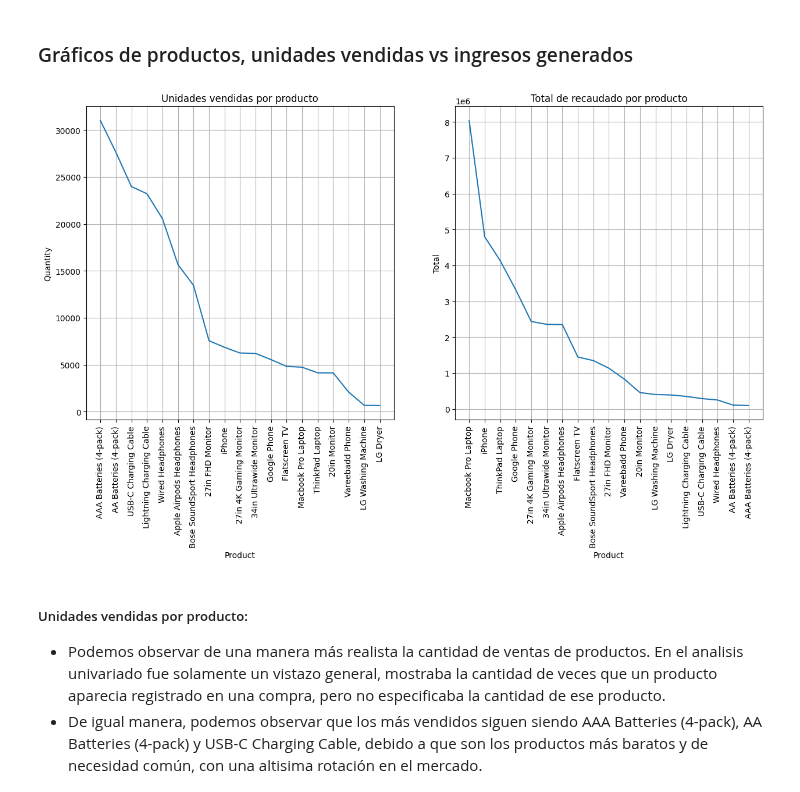
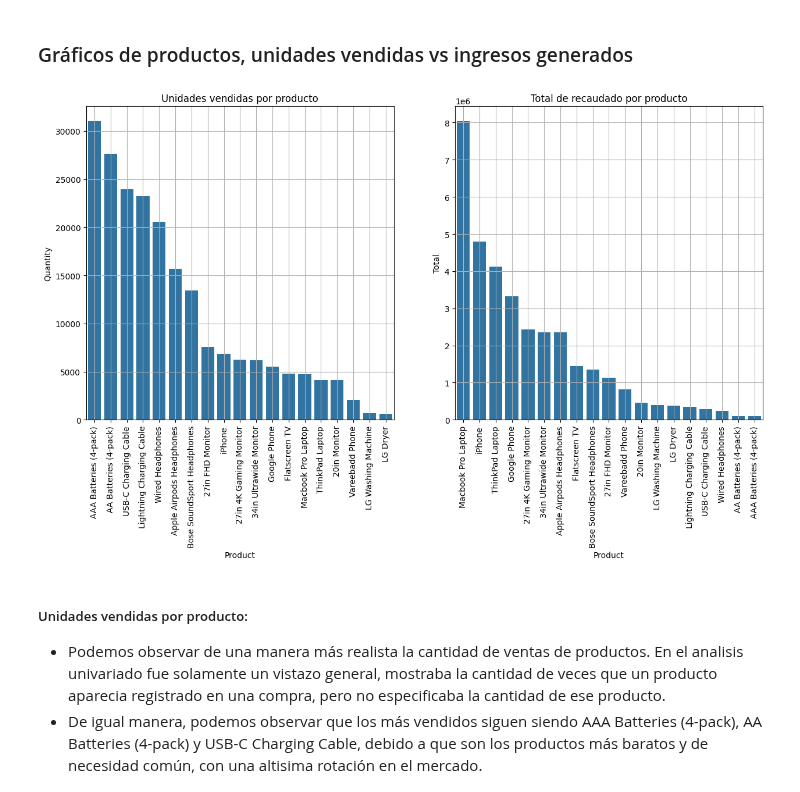
Before and after one commit to diegoGam1/Analisis_exploratorio_ventas, a Jupyter notebook: src/Analisis.ipynb, the cells around one changed output. Drawn from its saved outputs; the diff is of its cells as text; code cells hidden in the pictures.

```diff
--- a/src/Analisis.ipynb
+++ b/src/Analisis.ipynb
@@ -327,35 +327,35 @@ df_filtrado.head()
 # %%
 # Agrupamos por producto y sumamos la cantidad de ventas
 df_products_sorted_quantity = df.groupby(["Product"])["Quantity Ordered"].sum().reset_index(name="Quantity").sort_values(by="Quantity", ascending=False)
 
 # Agrupamos por producto y sumamos la cantidad de ingresos
 df_products_sorted_total = df.groupby(["Product"])["Total"].sum().reset_index().sort_values(by="Total", ascending=False)
 
 
 # display(df_products_sorted_quantity.head())
 plt.figure(figsize=(15, 7))
 plt.subplot(1,2,1)
-sns.lineplot(
+sns.barplot(
     data = df_products_sorted_quantity,
     x= "Product",
     y = "Quantity"
 )
 plt.xticks(rotation=90)
 plt.grid()
 plt.title("Unidades vendidas por producto")
 
 plt.subplot(1,2,2)
-sns.lineplot(
+sns.barplot(
     data = df_products_sorted_total,
     x= "Product",
     y = "Total"
 )
 plt.title("Total de recaudado por producto")
 plt.xticks(rotation=90)
 plt.grid()
 plt.show()
 # %% [output]
-[figure, old version]
+[figure, new version]
 # %% [markdown]
 ##### Unidades vendidas por producto:
 - Podemos observar de una manera más realista la cantidad de ventas de productos. En el analisis univariado fue solamente un vistazo general, mostraba la cantidad de veces que un producto aparecia registrado en una compra, pero no especificaba la cantidad de ese producto.
```
Also changed, not shown: 1 other file.
